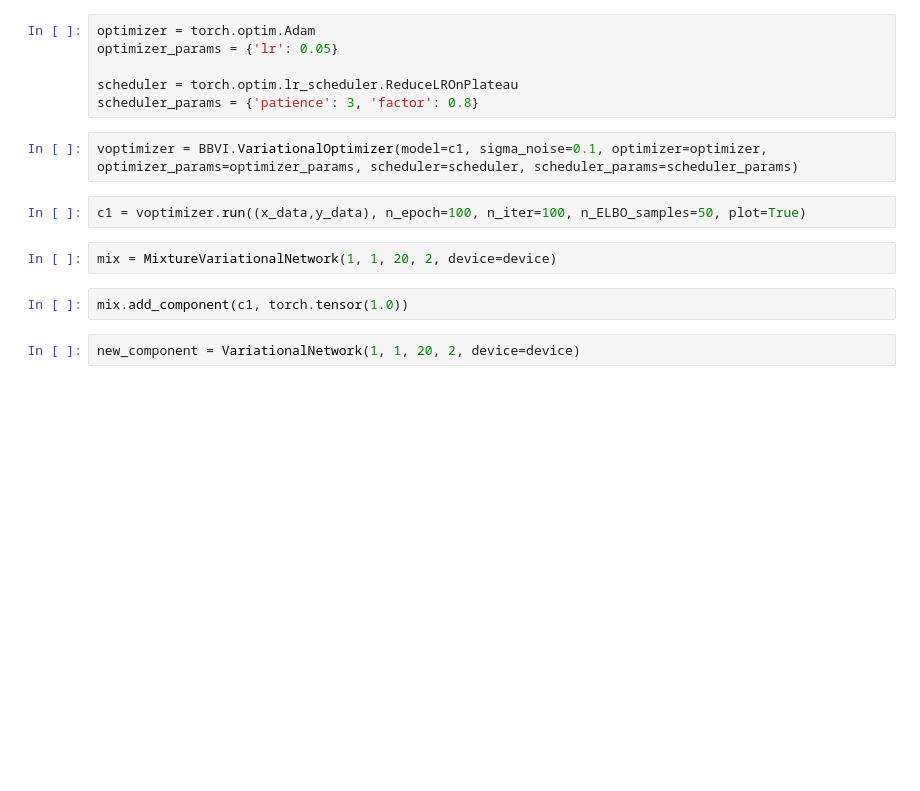
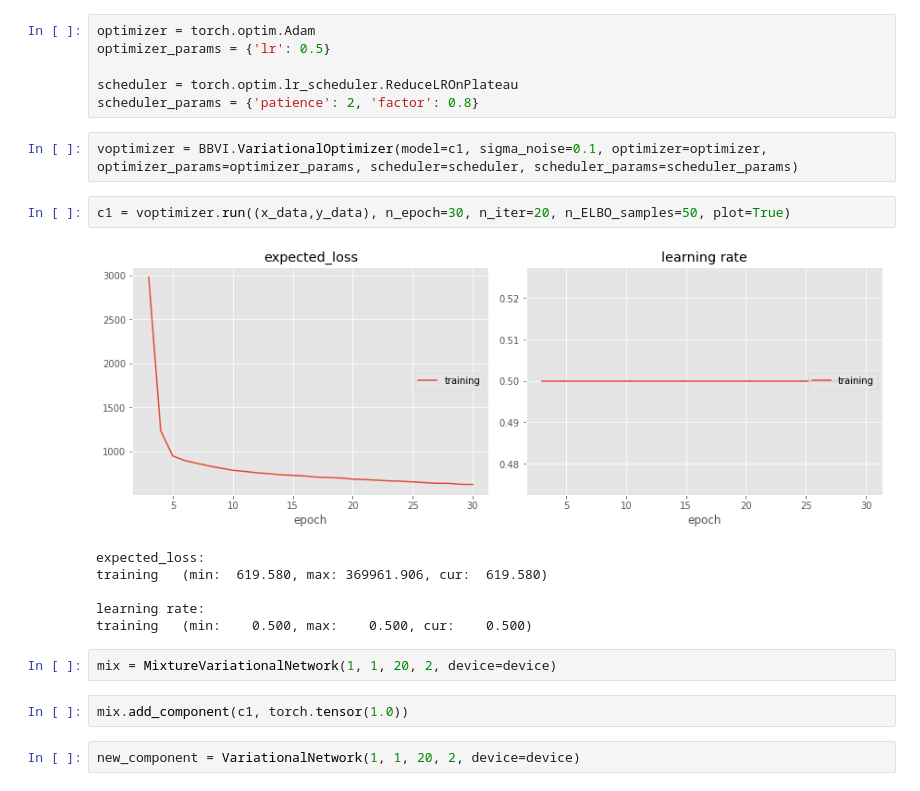
Before and after one commit to cortax/BayesianNN, a Jupyter notebook: dev_VariationalBoosting.ipynb, the cells around one changed output. Drawn from its saved outputs; the diff is of its cells as text; blank space fills up the shorter version.

```diff
--- a/dev_VariationalBoosting.ipynb
+++ b/dev_VariationalBoosting.ipynb
@@ -163,14 +168,21 @@ class VariationalBoostingOptimizer():
 c1 = VariationalNetwork(1, 1, 20, 2, device=device)
 # %%
 optimizer = torch.optim.Adam
-optimizer_params = {'lr': 0.05}
+optimizer_params = {'lr': 0.5}
 
 scheduler = torch.optim.lr_scheduler.ReduceLROnPlateau
-scheduler_params = {'patience': 3, 'factor': 0.8}
+scheduler_params = {'patience': 2, 'factor': 0.8}
 # %%
 voptimizer = BBVI.VariationalOptimizer(model=c1, sigma_noise=0.1, optimizer=optimizer, optimizer_params=optimizer_params, scheduler=scheduler, scheduler_params=scheduler_params)
 # %%
-c1 = voptimizer.run((x_data,y_data), n_epoch=100, n_iter=100, n_ELBO_samples=50, plot=True)
+c1 = voptimizer.run((x_data,y_data), n_epoch=30, n_iter=20, n_ELBO_samples=50, plot=True)
+# %% [output]
+[figure, added]
+expected_loss:
+training   (min:  619.580, max: 369961.906, cur:  619.580)
+
+learning rate:
+training   (min:    0.500, max:    0.500, cur:    0.500)
 # %%
 mix = MixtureVariationalNetwork(1, 1, 20, 2, device=device)
 # %%
```
Also changed, not shown: parts of 34 cells of this notebook, 5 other files.
